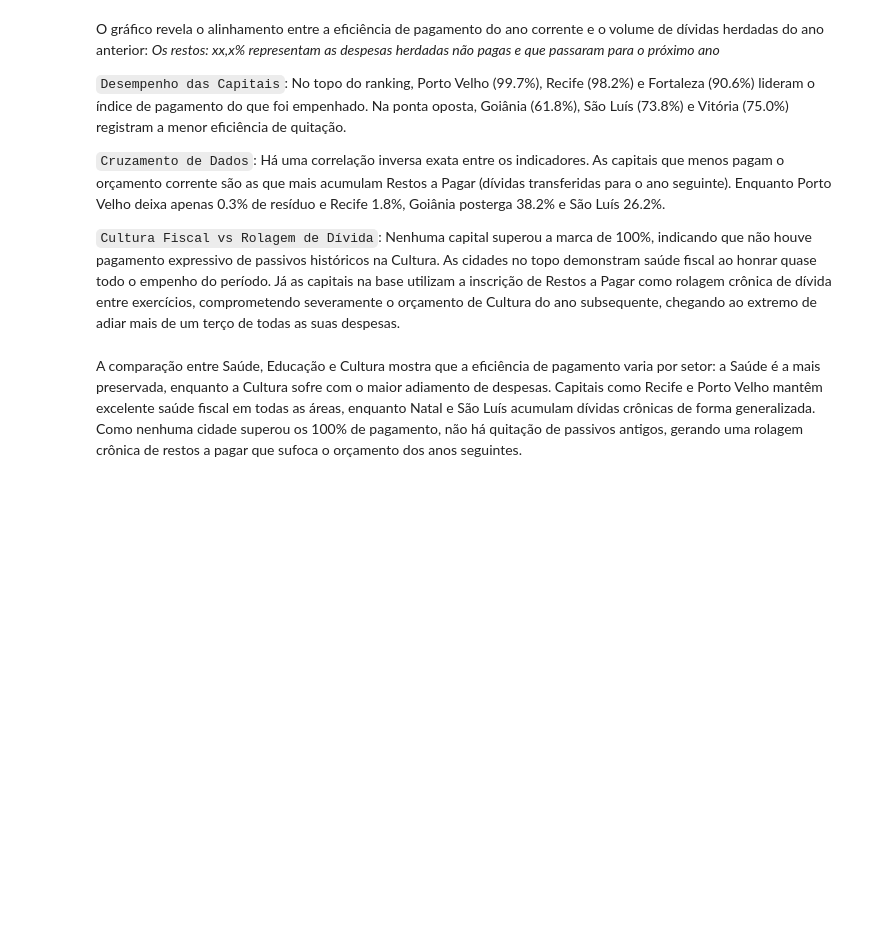
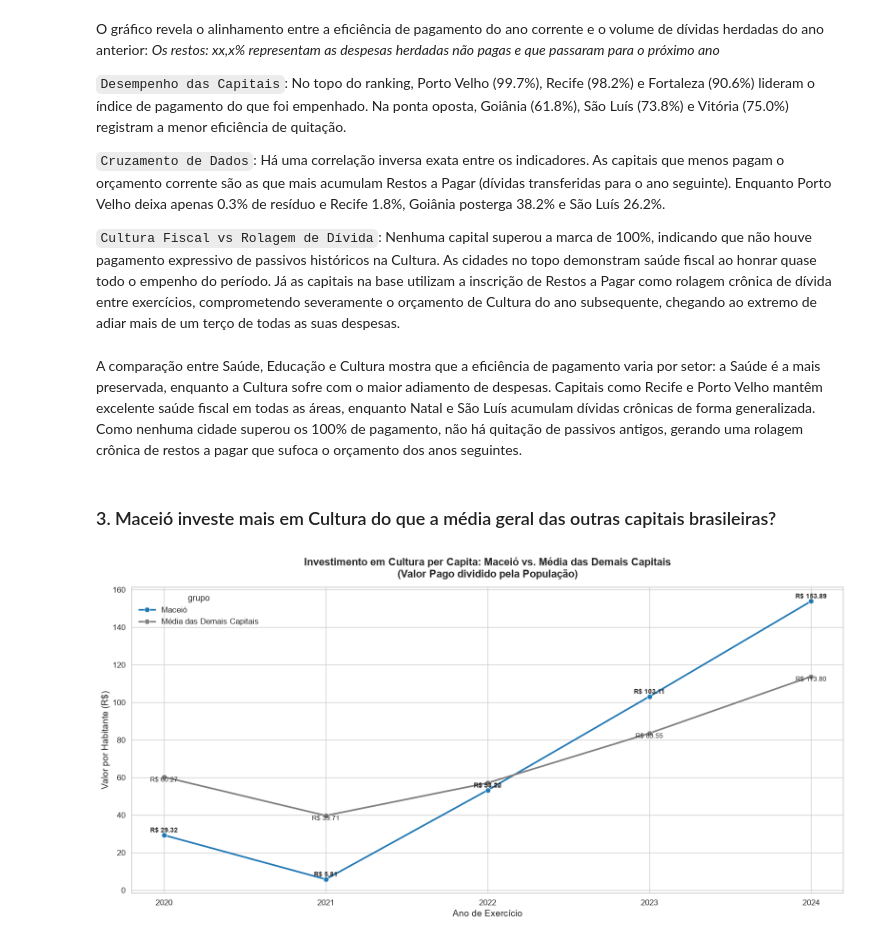
Before and after one commit to doardoE/Desafio-Analista-de-Dados-Sefaz-Macei-, a Jupyter notebook: notebooks/analise_descritiva.ipynb, the cells around one changed output. Drawn from its saved outputs; the diff is of its cells as text; code cells hidden in the pictures; blank space fills up the shorter version.

```diff
--- a/notebooks/analise_descritiva.ipynb
+++ b/notebooks/analise_descritiva.ipynb
@@ -105,3 +128,12 @@ O gráfico revela o alinhamento entre a eficiência de pagamento do ano corrente
 `Cultura Fiscal vs Rolagem de Dívida`: Nenhuma capital superou a marca de 100%, indicando que não houve pagamento expressivo de passivos históricos na Cultura. As cidades no topo demonstram saúde fiscal ao honrar quase todo o empenho do período. Já as capitais na base utilizam a inscrição de Restos a Pagar como rolagem crônica de dívida entre exercícios, comprometendo severamente o orçamento de Cultura do ano subsequente, chegando ao extremo de adiar mais de um terço de todas as suas despesas.
 # %% [markdown]
 A comparação entre Saúde, Educação e Cultura mostra que a eficiência de pagamento varia por setor: a Saúde é a mais preservada, enquanto a Cultura sofre com o maior adiamento de despesas. Capitais como Recife e Porto Velho mantêm excelente saúde fiscal em todas as áreas, enquanto Natal e São Luís acumulam dívidas crônicas de forma generalizada. Como nenhuma cidade superou os 100% de pagamento, não há quitação de passivos antigos, gerando uma rolagem crônica de restos a pagar que sufoca o orçamento dos anos seguintes.
+# %% [markdown]
+### 3. Maceió investe mais em Cultura do que a média geral das outras capitais brasileiras?
+# %%
+from src.visualizacao.linha_comparativo_cultura_per_capita import plotar_comparativo_cultura_per_capita
+
+df = obter_dados_cultura_per_capita(db.con).df()
+plotar_comparativo_cultura_per_capita(df)
+# %% [output]
+[figure, added]
```
Also changed, not shown: parts of 3 cells of this notebook, 2 other files.
